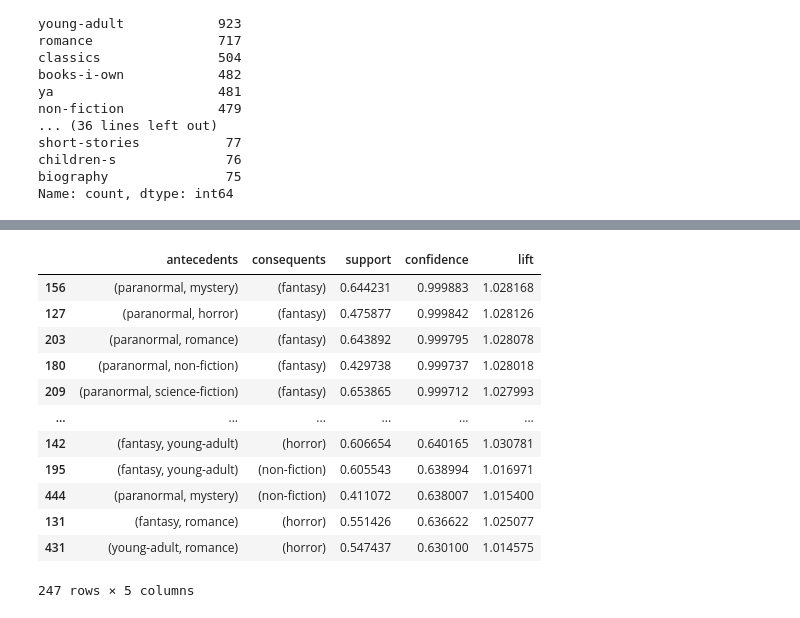
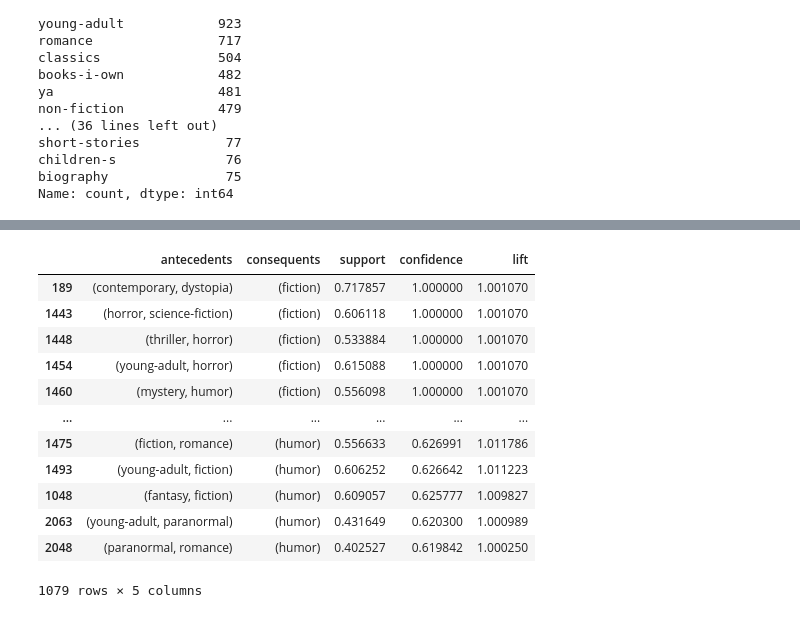
Before and after one commit to ItsNotGordon/reading-nook, a Jupyter notebook: notebook.ipynb, the cells around one changed output, grey strips where cells are left out. Cells and saved outputs as stored; diff of their text form; code cells hidden in the pictures.

```diff
--- a/notebook.ipynb
+++ b/notebook.ipynb
@@ -74,0 +99,10 @@ df = ratings_df.merge(main_df, on='book_id', how='left')
+# %%
+book_tags_named = book_tags_df.merge(tags_df, on='tag_id', how='left')
+
+book_tags_named = book_tags_named.merge(
+    books_df[['book_id', 'goodreads_book_id']],
+    on='goodreads_book_id',
+    how='left'
+)
+
+book_tags_named.head()
@@ -151,16 +274,7 @@ user_counts = ratings_df['user_id'].value_counts()
 active_users = user_counts[user_counts >= threshold].index
 ratings_df = ratings_df[ratings_df['user_id'].isin(active_users)]
 
-df = ratings_df.merge(main_df, on='book_id', how='left')
+# main_df updated to just active users and popular books
+main_df = ratings_df.merge(books_df, on='book_id', how='left')
 # %% [output]
 48.0
-# %%
-book_tags_named = book_tags_df.merge(tags_df, on='tag_id', how='left')
-
-book_tags_named = book_tags_named.merge(
-    main_df[['book_id', 'goodreads_book_id']],
-    on='goodreads_book_id',
-    how='left'
-)
-
-# book_tags_named.head()
@@ -275,6 +364,10 @@ children-s              76
 biography               75
 Name: count, dtype: int64
 # %%
+genre_tags = book_tags_named.copy()
+
+genre_tags['tag_name'] = genre_tags['tag_name'].str.lower()
+
 genre_tags['tag_name'] = genre_tags['tag_name'].replace({
     'sci-fi': 'science-fiction',
     'ya': 'young-adult',
@@ -287,8 +380,7 @@ valid_genres = [
     'fantasy', 'romance', 'mystery', 'science-fiction',
     'young-adult', 'historical-fiction', 'non-fiction',
     'paranormal', 'horror', 'graphic-novels', 'manga', 'dystopia',
-    'contemporary', 'thriller', 'humor', 'contemporary',
-    'book-club', #this could be good; book-club books tend to be similar to one another (anecdote)
+    'contemporary', 'thriller', 'humor', 'fiction'
 ]
 
 genre_tags = genre_tags[
@@ -297,46 +406,46 @@ genre_tags = genre_tags[
 # %%
-top_books = df['book_id'].value_counts().head(500).index
+top_books = main_df['book_id'].value_counts().head(500).index
 
-liked_books = df[
-    (df['rating'] >= 4) &
-    (df['book_id'].isin(top_books))
+liked_books = main_df[
+    (main_df['rating'] >= 4) &
+    (main_df['book_id'].isin(top_books))
 ]
 
 user_genres = liked_books.merge(
     genre_tags[['book_id', 'tag_name']],
     on='book_id',
     how='inner'
 )
 genre_data = pd.crosstab(
     user_genres['user_id'],
     user_genres['tag_name']
 )
 genre_data.head()
 genre_data = genre_data.astype(bool)
 frequent_itemsets = apriori(genre_data, min_support = 0.1, use_colnames=True)
 rules = association_rules(frequent_itemsets, num_itemsets=10, metric="confidence", min_threshold=0.5)
 
 rules = rules[['antecedents', 'consequents', 'support', 'confidence', 'lift']]
 rules = rules[(rules['support'] >= 0.1) &
               (rules['confidence'] >= 0.5) &
               (rules['lift'] >= 1.0)]
 
 rules = rules[rules['consequents'].apply(lambda x: len(x) == 1)]
 rules = rules[rules['antecedents'].apply(lambda x: len(x) == 2)]
 rules = rules.sort_values('confidence', ascending=[False])
 rules
 # rerun
 # %% [output]
 |  | antecedents | consequents | support | confidence | lift |
-| 156 | (paranormal, mystery) | (fantasy) | 0.644231 | 0.999883 | 1.028168 |
-| 127 | (paranormal, horror) | (fantasy) | 0.475877 | 0.999842 | 1.028126 |
-| 203 | (paranormal, romance) | (fantasy) | 0.643892 | 0.999795 | 1.028078 |
-| 180 | (paranormal, non-fiction) | (fantasy) | 0.429738 | 0.999737 | 1.028018 |
-| 209 | (paranormal, science-fiction) | (fantasy) | 0.653865 | 0.999712 | 1.027993 |
+| 189 | (contemporary, dystopia) | (fiction) | 0.717857 | 1.000000 | 1.001070 |
+| 1443 | (horror, science-fiction) | (fiction) | 0.606118 | 1.000000 | 1.001070 |
+| 1448 | (thriller, horror) | (fiction) | 0.533884 | 1.000000 | 1.001070 |
+| 1454 | (young-adult, horror) | (fiction) | 0.615088 | 1.000000 | 1.001070 |
+| 1460 | (mystery, humor) | (fiction) | 0.556098 | 1.000000 | 1.001070 |
 | ... | ... | ... | ... | ... | ... |
-| 142 | (fantasy, young-adult) | (horror) | 0.606654 | 0.640165 | 1.030781 |
-| 195 | (fantasy, young-adult) | (non-fiction) | 0.605543 | 0.638994 | 1.016971 |
-| 444 | (paranormal, mystery) | (non-fiction) | 0.411072 | 0.638007 | 1.015400 |
-| 131 | (fantasy, romance) | (horror) | 0.551426 | 0.636622 | 1.025077 |
-| 431 | (young-adult, romance) | (horror) | 0.547437 | 0.630100 | 1.014575 |
+| 1475 | (fiction, romance) | (humor) | 0.556633 | 0.626991 | 1.011786 |
+| 1493 | (young-adult, fiction) | (humor) | 0.606252 | 0.626642 | 1.011223 |
+| 1048 | (fantasy, fiction) | (humor) | 0.609057 | 0.625777 | 1.009827 |
+| 2063 | (young-adult, paranormal) | (humor) | 0.431649 | 0.620300 | 1.000989 |
+| 2048 | (paranormal, romance) | (humor) | 0.402527 | 0.619842 | 1.000250 |
-247 rows × 5 columns
+1079 rows × 5 columns
```
Also changed, not shown: parts of 52 cells of this notebook, 1 other file.
